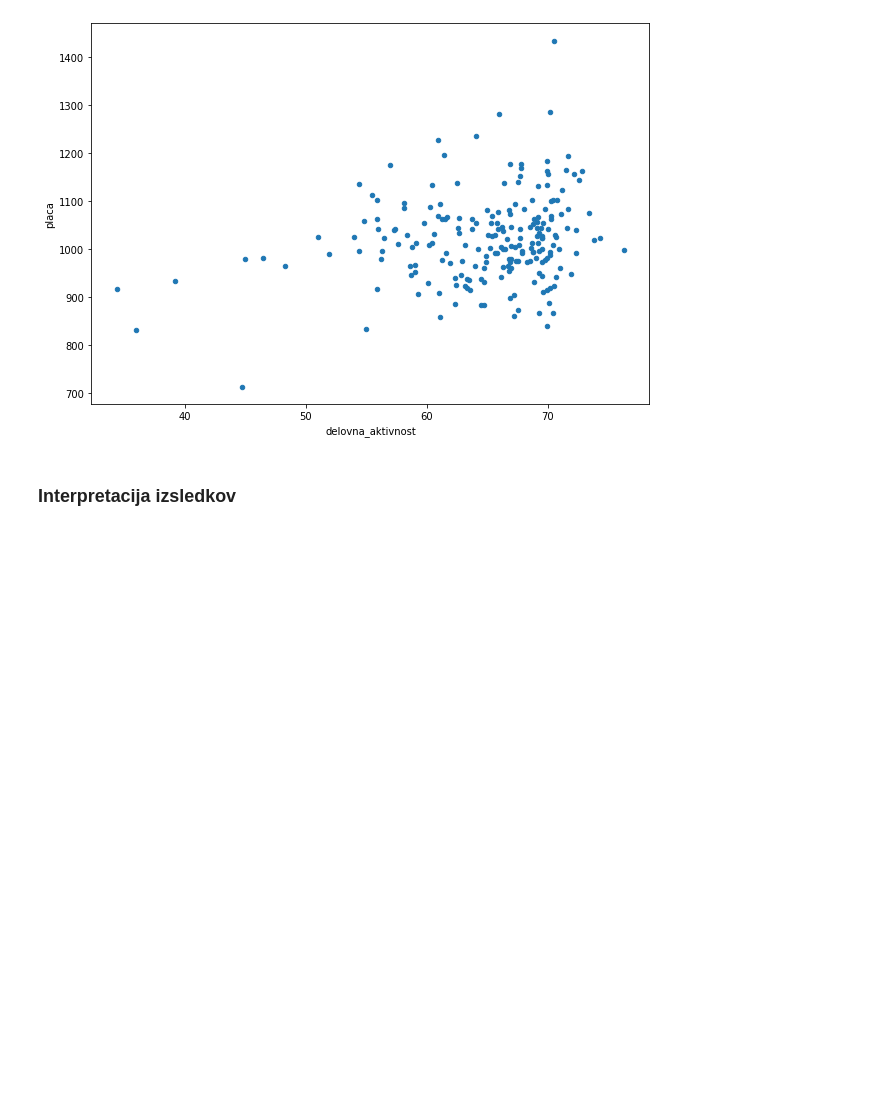
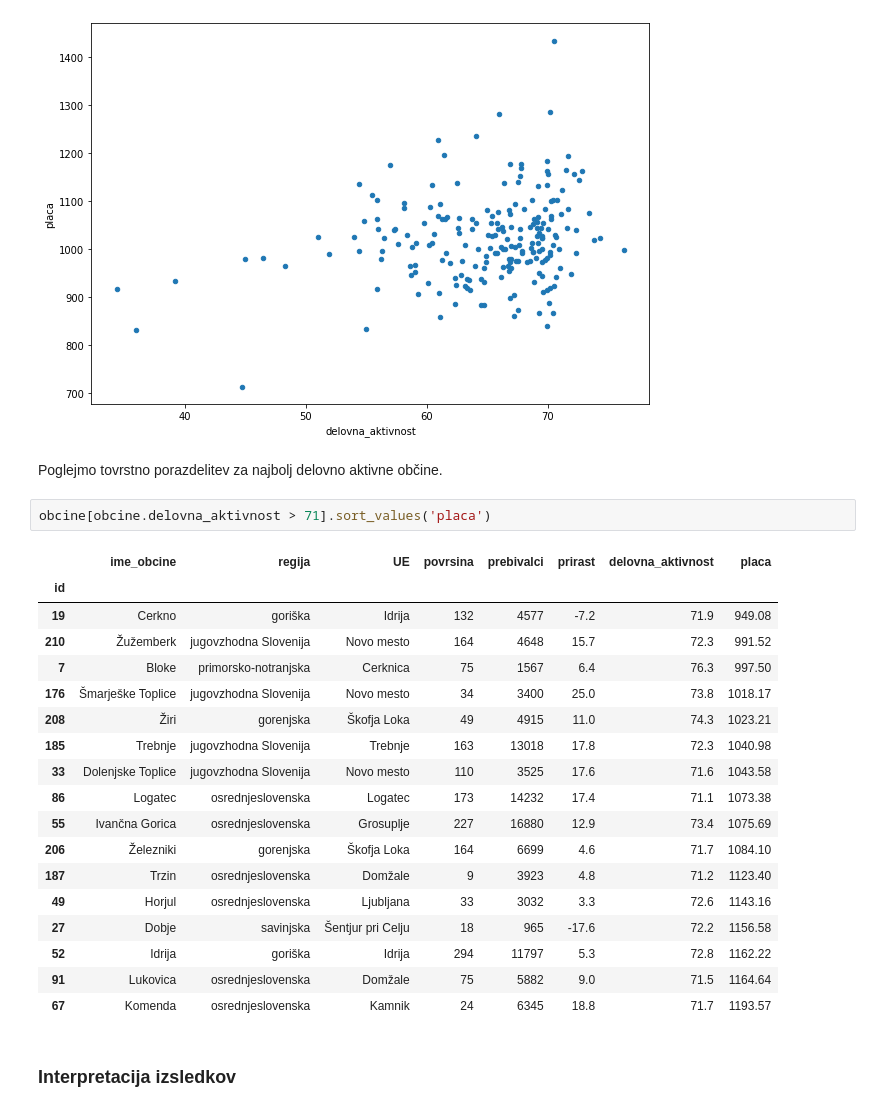
Before and after one commit to matejgorjup/PROG1-analiza-podatkov, a Jupyter notebook: obcine.ipynb, the cells around one changed output. Cells and saved outputs as stored; diff of their text form; blank space fills up the shorter version.

Commit message:
Dodani izraču regij

```diff
--- a/obcine.ipynb
+++ b/obcine.ipynb
@@ -91,6 +98,29 @@ obcine[['delovna_aktivnost', 'placa']].plot.scatter('delovna_aktivnost', 'placa'
 # %% [output]
 <AxesSubplot:xlabel='delovna_aktivnost', ylabel='placa'>
 [figure]
+# %% [markdown]
+Poglejmo tovrstno porazdelitev za najbolj delovno aktivne občine.
+# %%
+obcine[obcine.delovna_aktivnost > 71].sort_values('placa')
+# %% [output]
+|  | ime_obcine | regija | UE | povrsina | prebivalci | prirast | delovna_aktivnost | placa |
+| id |  |  |  |  |  |  |  |  |
+| 19 | Cerkno | goriška | Idrija | 132 | 4577 | -7.2 | 71.9 | 949.08 |
+| 210 | Žužemberk | jugovzhodna Slovenija | Novo mesto | 164 | 4648 | 15.7 | 72.3 | 991.52 |
+| 7 | Bloke | primorsko-notranjska | Cerknica | 75 | 1567 | 6.4 | 76.3 | 997.50 |
+| 176 | Šmarješke Toplice | jugovzhodna Slovenija | Novo mesto | 34 | 3400 | 25.0 | 73.8 | 1018.17 |
+| 208 | Žiri | gorenjska | Škofja Loka | 49 | 4915 | 11.0 | 74.3 | 1023.21 |
+| 185 | Trebnje | jugovzhodna Slovenija | Trebnje | 163 | 13018 | 17.8 | 72.3 | 1040.98 |
+| 33 | Dolenjske Toplice | jugovzhodna Slovenija | Novo mesto | 110 | 3525 | 17.6 | 71.6 | 1043.58 |
+| 86 | Logatec | osrednjeslovenska | Logatec | 173 | 14232 | 17.4 | 71.1 | 1073.38 |
+| 55 | Ivančna Gorica | osrednjeslovenska | Grosuplje | 227 | 16880 | 12.9 | 73.4 | 1075.69 |
+| 206 | Železniki | gorenjska | Škofja Loka | 164 | 6699 | 4.6 | 71.7 | 1084.10 |
+| 187 | Trzin | osrednjeslovenska | Domžale | 9 | 3923 | 4.8 | 71.2 | 1123.40 |
+| 49 | Horjul | osrednjeslovenska | Ljubljana | 33 | 3032 | 3.3 | 72.6 | 1143.16 |
+| 27 | Dobje | savinjska | Šentjur pri Celju | 18 | 965 | -17.6 | 72.2 | 1156.58 |
+| 52 | Idrija | goriška | Idrija | 294 | 11797 | 5.3 | 72.8 | 1162.22 |
+| 91 | Lukovica | osrednjeslovenska | Domžale | 75 | 5882 | 9.0 | 71.5 | 1164.64 |
+| 67 | Komenda | osrednjeslovenska | Kamnik | 24 | 6345 | 18.8 | 71.7 | 1193.57 |
 # %% [markdown]
 ### **Interpretacija izsledkov**
 # %% [markdown]
```
Also changed, not shown: parts of 4 cells of this notebook.
